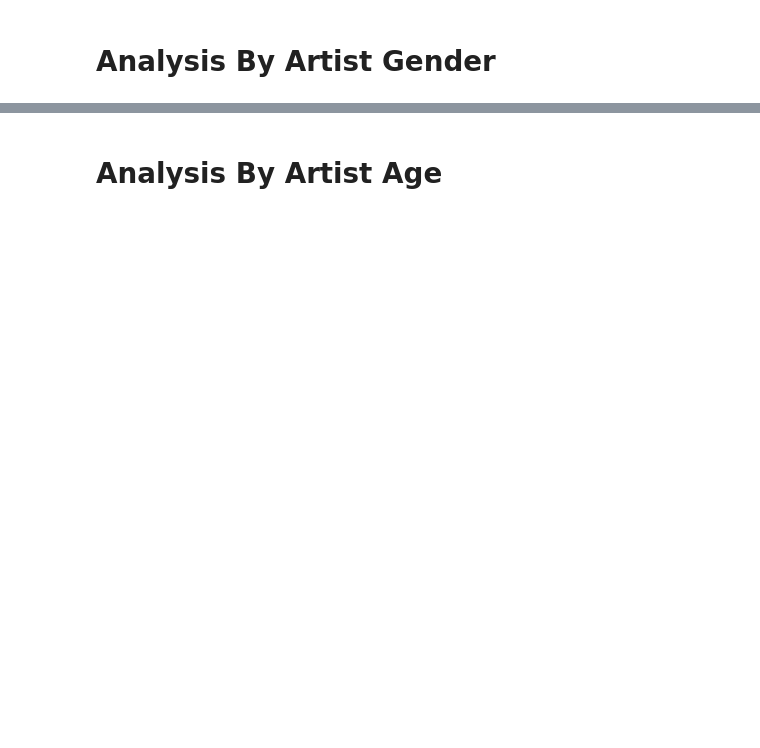
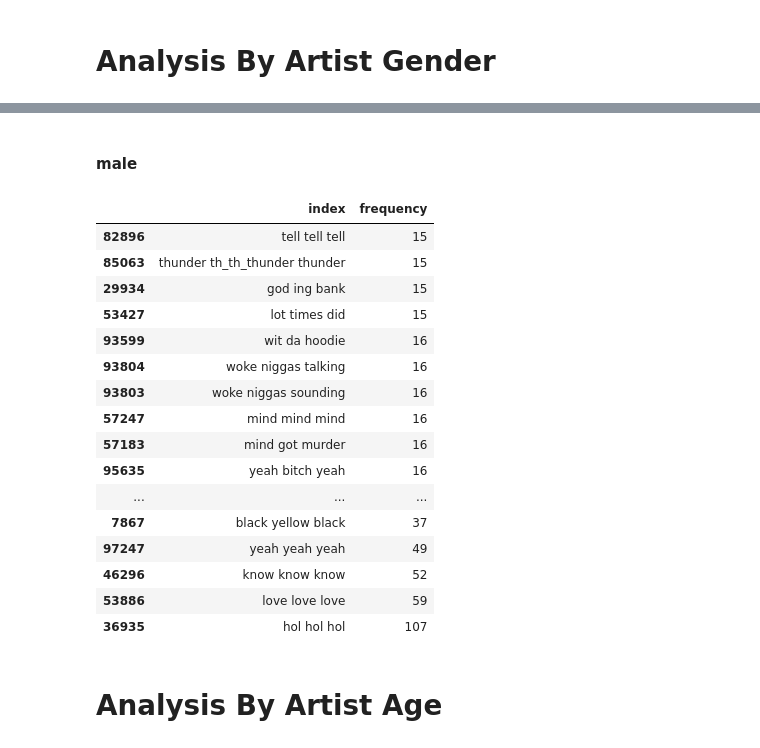
Before and after one commit to savyrosea/Genius_Lyrics_Analysis, a Jupyter notebook: notebooks/3_N-Grams.ipynb, the cells around one changed output, grey strips where cells are left out. Cells and saved outputs as stored; diff of their text form; code cells hidden in the pictures; blank space fills up the shorter version.

```diff
--- a/notebooks/3_N-Grams.ipynb
+++ b/notebooks/3_N-Grams.ipynb
@@ -123,3 +199,31 @@ male = songs[songs['gender'] == 'Male']
+# %% [markdown]
+#### male
+# %%
+word_vectorizer = CountVectorizer(ngram_range=(3,3), analyzer='word',stop_words=stop_words)
+sparse_matrix = word_vectorizer.fit_transform(male['cleaned_lyrics'])
+# %%
+frequencies = sum(sparse_matrix).toarray()[0]
+m_count = pd.DataFrame(frequencies, index=word_vectorizer.get_feature_names(), columns=['frequency']).reset_index()
+
+m_count.sort_values('frequency').tail(100)
+# %% [output]
+|  | index | frequency |
+| 82896 | tell tell tell | 15 |
+| 85063 | thunder th_th_thunder thunder | 15 |
+| 29934 | god ing bank | 15 |
+| 53427 | lot times did | 15 |
+| 93599 | wit da hoodie | 16 |
+| 93804 | woke niggas talking | 16 |
+| 93803 | woke niggas sounding | 16 |
+| 57247 | mind mind mind | 16 |
+| 57183 | mind got murder | 16 |
+| 95635 | yeah bitch yeah | 16 |
+| ... | ... | ... |
+| 7867 | black yellow black | 37 |
+| 97247 | yeah yeah yeah | 49 |
+| 46296 | know know know | 52 |
+| 53886 | love love love | 59 |
+| 36935 | hol hol hol | 107 |
 # %% [markdown]
 # Analysis By Artist Age
 # %%
```
Also changed, not shown: parts of 25 cells of this notebook, 1 other file.
